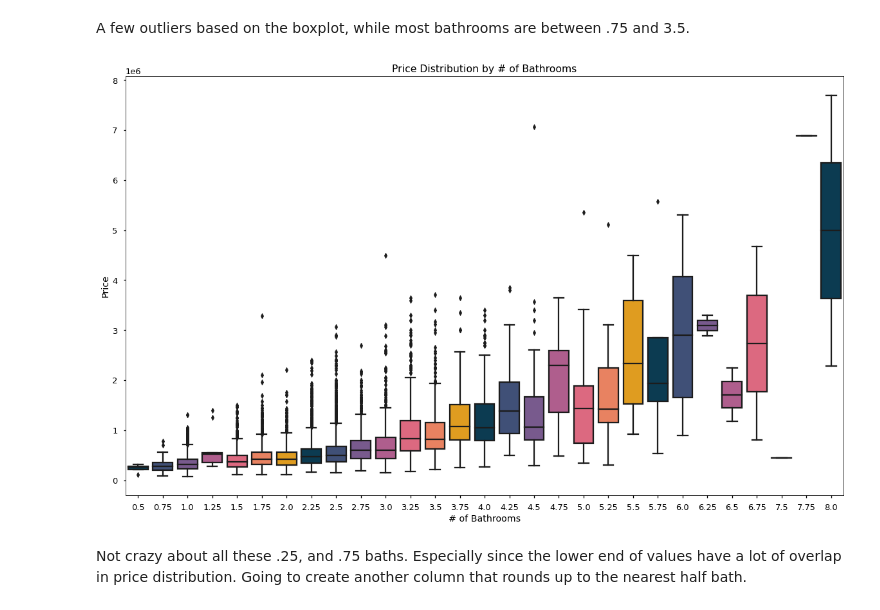
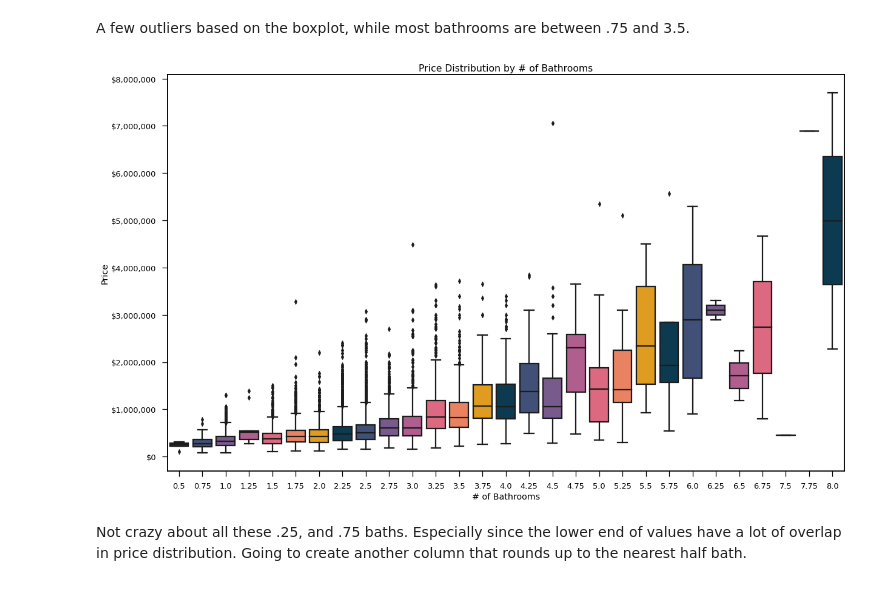
Before and after one commit to heathlikethecandybar/dsc-phase-2-project-v2-3, a Jupyter notebook: phase_2_project.ipynb, the cells around one changed output. Saved outputs shown, nothing was run; the diff lists cells and outputs as text; code cells hidden in the pictures.

```diff
--- a/phase_2_project.ipynb
+++ b/phase_2_project.ipynb
@@ -753,23 +767,27 @@ A few outliers based on the boxplot, while most bathrooms are between .75 and 3.
 # %%
 # Creating a chart for price distribution by number of bathrooms.  Trying to understand
 # distribution within each bathroom size to see if outliers driving any values in our assumed linear
 # relationship.
 
 fig, ax = plt.subplots(figsize=(20,12))
 
 ax.set_title('Price Distribution by # of Bathrooms')
 
 bp = sns.boxplot(data=df_clean,
             y='price',
             x='bathrooms',
             palette=pal)
 
+fmt = '${x:,.0f}'
+tick = mtick.StrMethodFormatter(fmt)
+ax.yaxis.set_major_formatter(tick)
+
 bp.set_ylabel('Price')
 bp.set_xlabel('# of Bathrooms')
 
 plt.show();
 # %% [output]
-[figure, old version]
+[figure, new version]
 # %% [markdown]
 Not crazy about all these .25, and .75 baths.  Especially since the lower end of values have a lot of overlap in price distribution.  Going to create another column that rounds up to the nearest half bath.
 # %%
```
Also changed, not shown: parts of 36 cells of this notebook, 4 other files.
